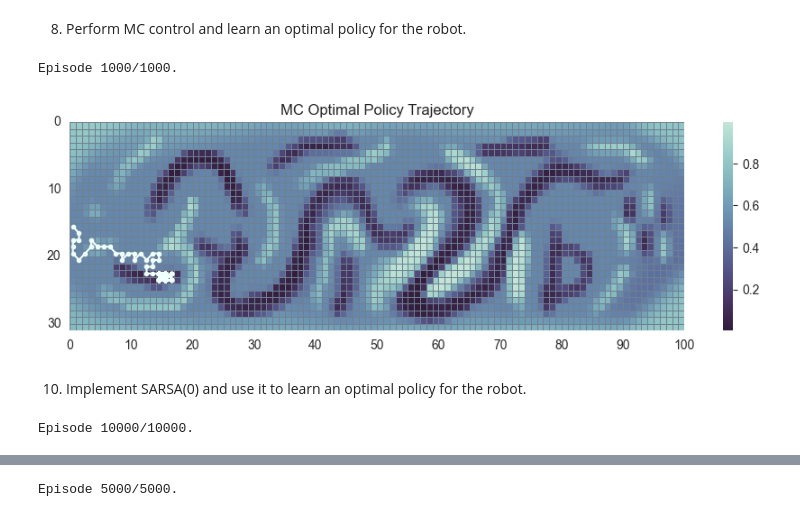
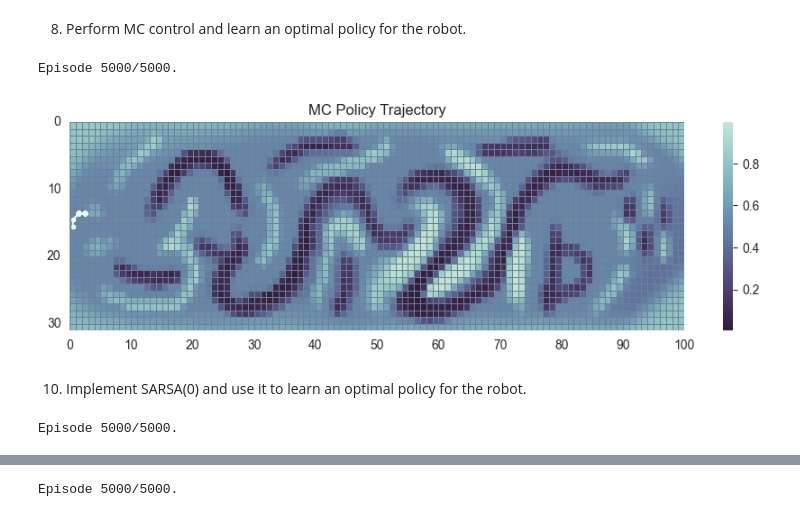
Before and after one commit to kuimetra/reinforcement_learning, a Jupyter notebook: problem_set3/main.ipynb, the cells around one changed output, grey strips where cells are left out. Saved outputs shown, nothing was run; the diff lists cells and outputs as text; code cells hidden in the pictures.

```diff
--- a/problem_set3/main.ipynb
+++ b/problem_set3/main.ipynb
@@ -157,8 +166,7 @@ def eps_greedy_policy(Q, epsilon, action_space):
 def get_pos(state):
     return tuple(state["agent"]["pos"])
 # %%
-def mc_control_epsilon_greedy(env, num_episodes, episode_steps=500, gamma=1, epsilon=0.4,
-                              env_height=31, env_width=100):
+def mc_control_epsilon_greedy(env, num_episodes, epsilon=0.8, gamma=1, env_height=31, env_width=100):
     # initialize Q table with zeros for storing action-value function
     # Q = np.zeros((env_height, env_width, env.action_space.n))
     # reuse action-value function from task 2
@@ -168,6 +176,9 @@ def mc_control_epsilon_greedy(env, num_episodes, episode_steps=500, gamma=1, eps
     # initialize a dictionary to store returns for all state-action pairs
     returns = {(i, j, a): [] for i in range(env_height) for j in range(env_width) for a in range(env.action_space.n)}
 
+    stats = {"episode_length": [],
+             "episode_reward": []}
+
     # loop through each episode
     for i in range(1, num_episodes + 1):
         if i % 100 == 0:
@@ -175,10 +186,11 @@ def mc_control_epsilon_greedy(env, num_episodes, episode_steps=500, gamma=1, eps
 
         # initialize an empty trajectory for current episode
         trajectory = []
+        episode_length, episode_reward = 0, 0
         # reset environment and get initial state
         state, _ = env.reset()
         # generate an episode following policy
-        for _ in range(episode_steps):
+        while True:
             # get action probabilities from policy
             probs = policy(get_pos(state))
             # choose an action based on policy
@@ -187,8 +199,15 @@ def mc_control_epsilon_greedy(env, num_episodes, episode_steps=500, gamma=1, eps
             next_state, reward, done, _, _ = env.step(action)
             # append experience to trajectory
             trajectory.append((get_pos(state), action, reward))
+
+            episode_length += 1
+            episode_reward += reward
             if done:
+                stats["episode_length"].append(episode_length)
+                stats["episode_reward"].append(episode_reward)
                 break  # exit loop if agent has reached target
+
+            # update state
             state = next_state
 
         # plot_trajectory([t[0] for t in trajectory])
@@ -211,22 +230,17 @@ def mc_control_epsilon_greedy(env, num_episodes, episode_steps=500, gamma=1, eps
                 Q[state[0], state[1], action] = np.mean(returns[(state[0], state[1], action)])
                 state_action_visited.add((state, action))  # mark state-action pair as visited
 
-    return policy
+    return policy, stats
 # %%
-mc_control_policy = mc_control_epsilon_greedy(env, num_episodes=1000)
+mc_control_policy, mc_control_stats = mc_control_epsilon_greedy(env, num_episodes=5000)
 # %% [output]
-Episode 1000/1000.
+Episode 5000/5000.
-# %%
-state, _ = env.reset()
-mc_trajectory = [get_pos(state)]
-for _ in range(500):
-    action = np.argmax(mc_control_policy(get_pos(state)))
-    state, reward, done, _, _ = env.step(action)
-    mc_trajectory.append(get_pos(state))
+# %%
+mc_control_trajectory = get_trajectory(env, policy=mc_control_policy)
 # %%
-plot_trajectory(mc_trajectory, title="MC Optimal Policy Trajectory")
+plot_trajectory(env, mc_control_trajectory, title="MC Policy Trajectory")
 # %% [output]
-[figure, old version]
+[figure, new version]
 # %% [markdown]
 10. Implement SARSA(0) and use it to learn an optimal policy for the robot.
 # %%
@@ -271,5 +295,5 @@ def sarsa0(env, num_episodes, episode_steps=1000, alpha=0.1, gamma=1, epsilon=0.
 # %%
-sarsa0_Q = sarsa0(env, num_episodes=10000)
+sarsa0_Q, sarsa0_stats = sarsa_0(env, num_episodes=5000, epsilon=0.8)
 # %% [output]
-Episode 10000/10000.
+Episode 5000/5000.
 # %%
```
Also changed, not shown: parts of 27 cells of this notebook.
